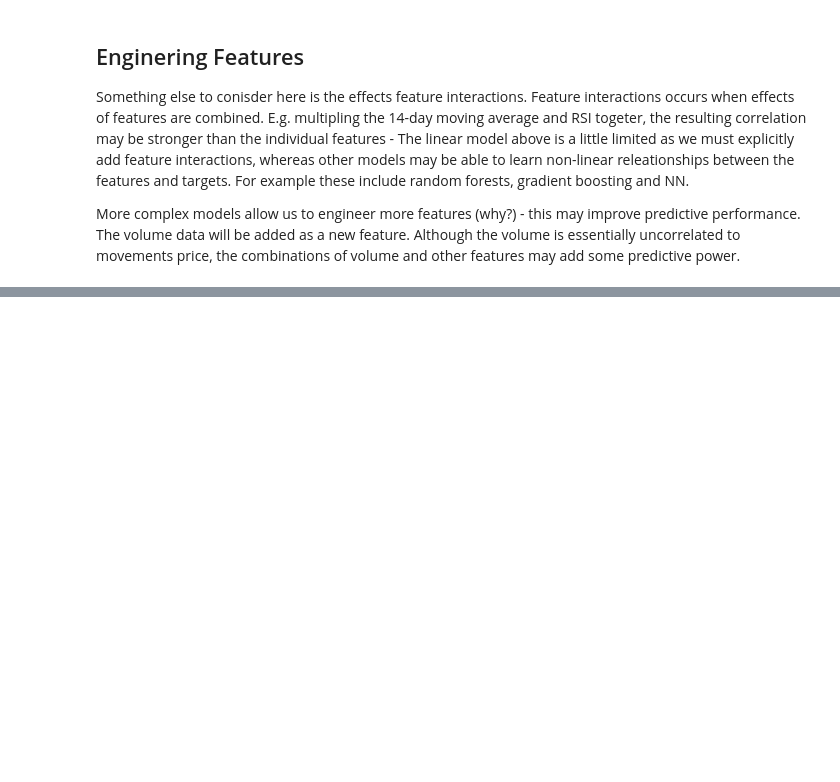
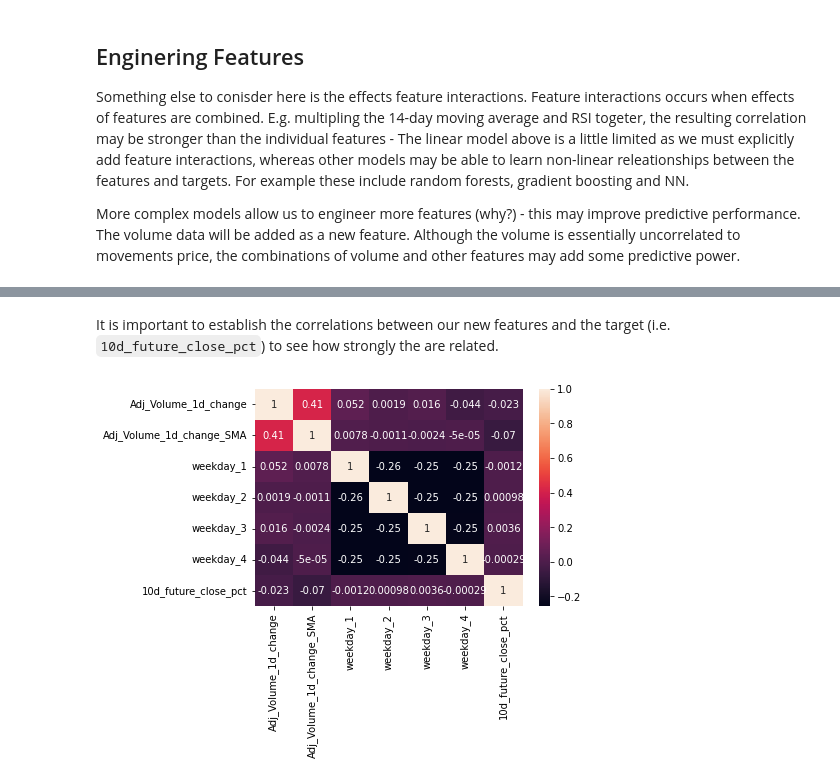
Before and after one commit to dt448/ml_for_finance, a Jupyter notebook: Predicting Stock Price using Clasical ML methods.ipynb, the cells around one changed output, grey strips where cells are left out. Cells and saved outputs as stored; diff of their text form; code cells hidden in the pictures; blank space fills up the shorter version.

```diff
--- a/Predicting Stock Price using Clasical ML methods.ipynb
+++ b/Predicting Stock Price using Clasical ML methods.ipynb
@@ -209,0 +197,16 @@ Name: Adj_Volume_1d_change, Length: 8843, dtype: float64
+# %%
+# Use pandas' get_dummies function to get dummies for day of the week
+days_of_week = pd.get_dummies(amd_df.index.dayofweek,
+                              prefix="weekday",
+                              drop_first=True)
+
+# Set the index as the original dataframe index for merging
+days_of_week.index = amd_df.index
+
+# Join the dataframe with the days of week dataframe
+amd_df = pd.concat([amd_df, days_of_week], axis=1)
+
+# Add days of week to feature names
+feature_names.extend(['weekday_' + str(i) for i in range(1, 5)])
+amd_df.dropna(inplace=True)  # drop missing values in-place
+print(amd_df.head())
@@ -209,0 +231,16 @@ Name: Adj_Volume_1d_change, Length: 8843, dtype: float64
+# %% [markdown]
+It is important to establish the correlations between our new features and the target (i.e. `10d_future_close_pct`) to see how strongly the are related.
+# %%
+import seaborn as sns
+# Add the weekday labels to the new_features list
+new_features = ['Adj_Volume_1d_change', 'Adj_Volume_1d_change_SMA']
+new_features.extend(["weekday_" + str(i) for i in range(1, 5)])
+
+# Plot the correlations between the new features and the targets
+sns.heatmap(amd_df[new_features + ['10d_future_close_pct']].corr(), annot=True)
+plt.yticks(rotation=0)  # ensure y-axis ticklabels are horizontal
+plt.xticks(rotation=90)  # ensure x-axis ticklabels are vertical
+# plt.tight_layout()
+plt.show()
+# %% [output]
+[figure, added]
```
Also changed, not shown: parts of 8 cells of this notebook.
